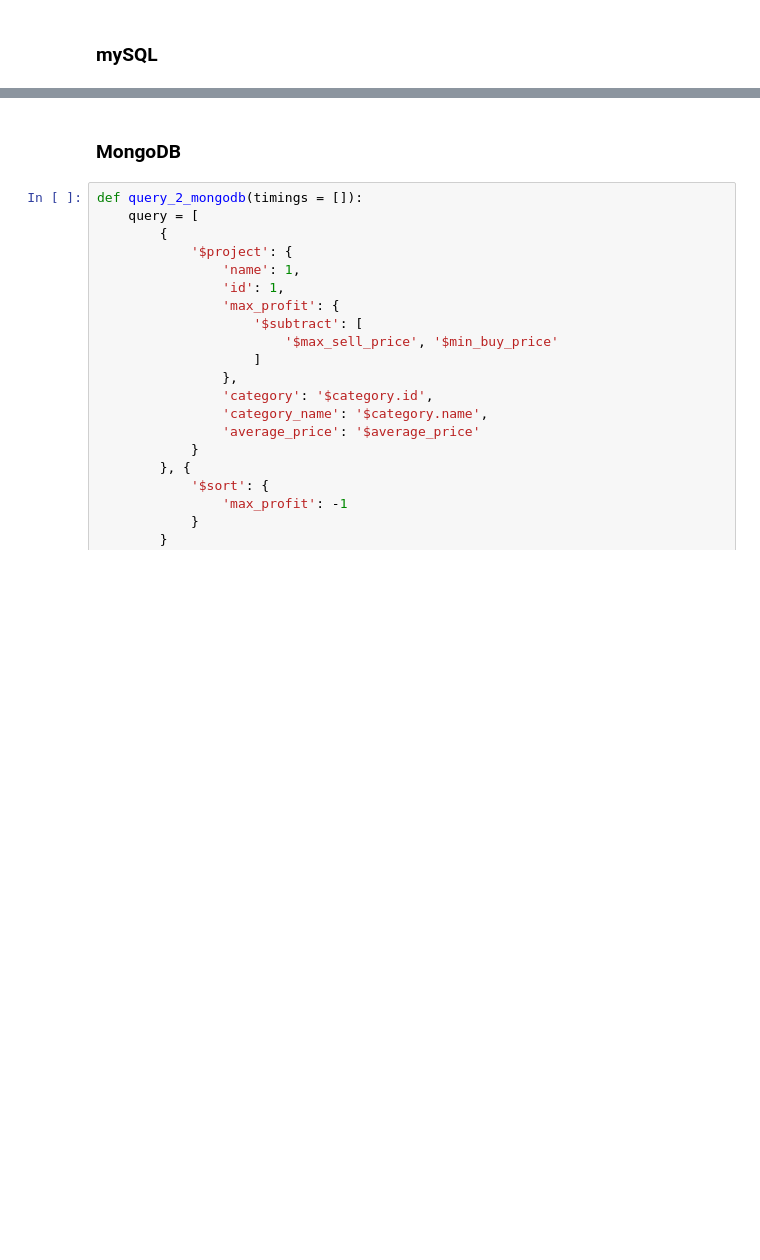
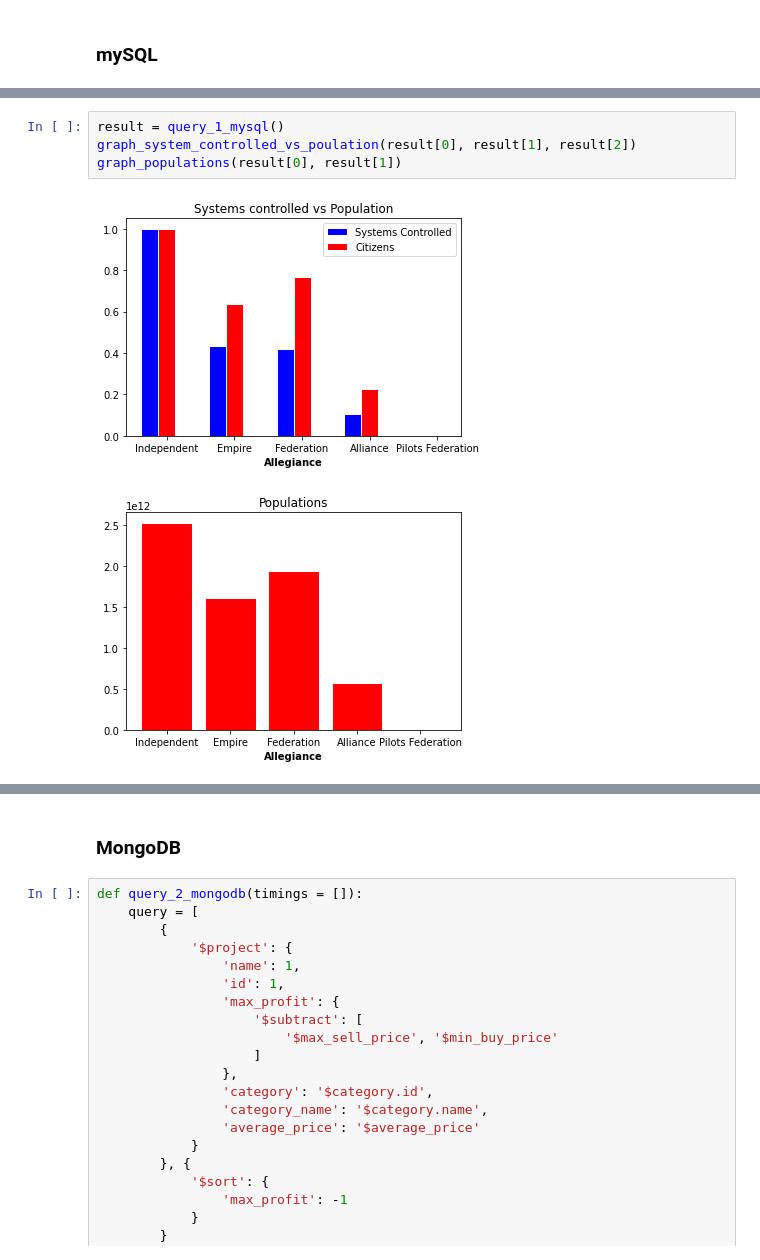
Before and after one commit to JacobLD/EDDB, a Jupyter notebook: CombinedNotebook/Combined_Queries.ipynb, the cells around one changed output, grey strips where cells are left out. Drawn from its saved outputs; the diff is of its cells as text; blank space fills up the shorter version.

```diff
--- a/CombinedNotebook/Combined_Queries.ipynb
+++ b/CombinedNotebook/Combined_Queries.ipynb
@@ -73,0 +231,7 @@ def plot_timings(title, timings_data):
+# %%
+result = query_1_mysql()
+graph_system_controlled_vs_poulation(result[0], result[1], result[2])
+graph_populations(result[0], result[1])
+# %% [output]
+[figure, added]
+[figure, added]
```
Also changed, not shown: parts of 95 cells of this notebook, 3 other files.
